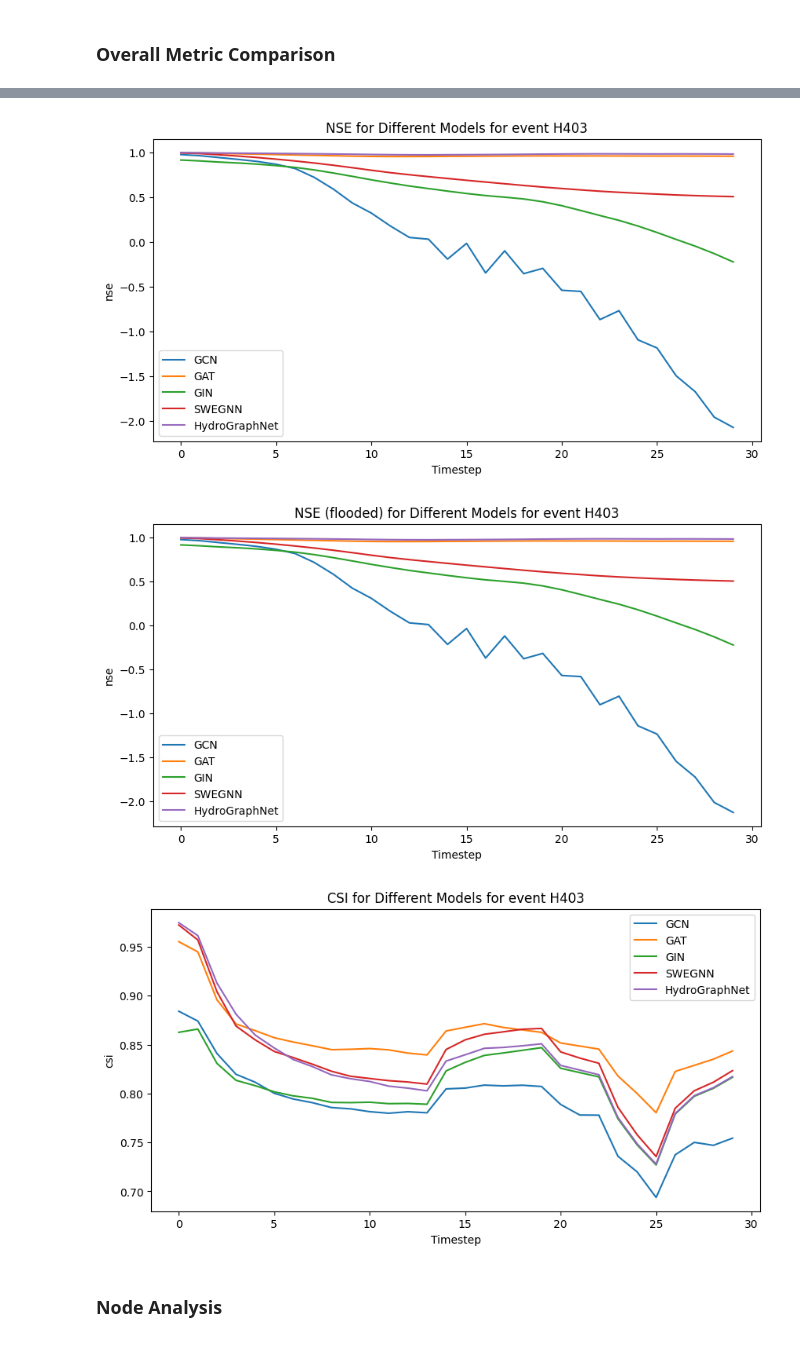
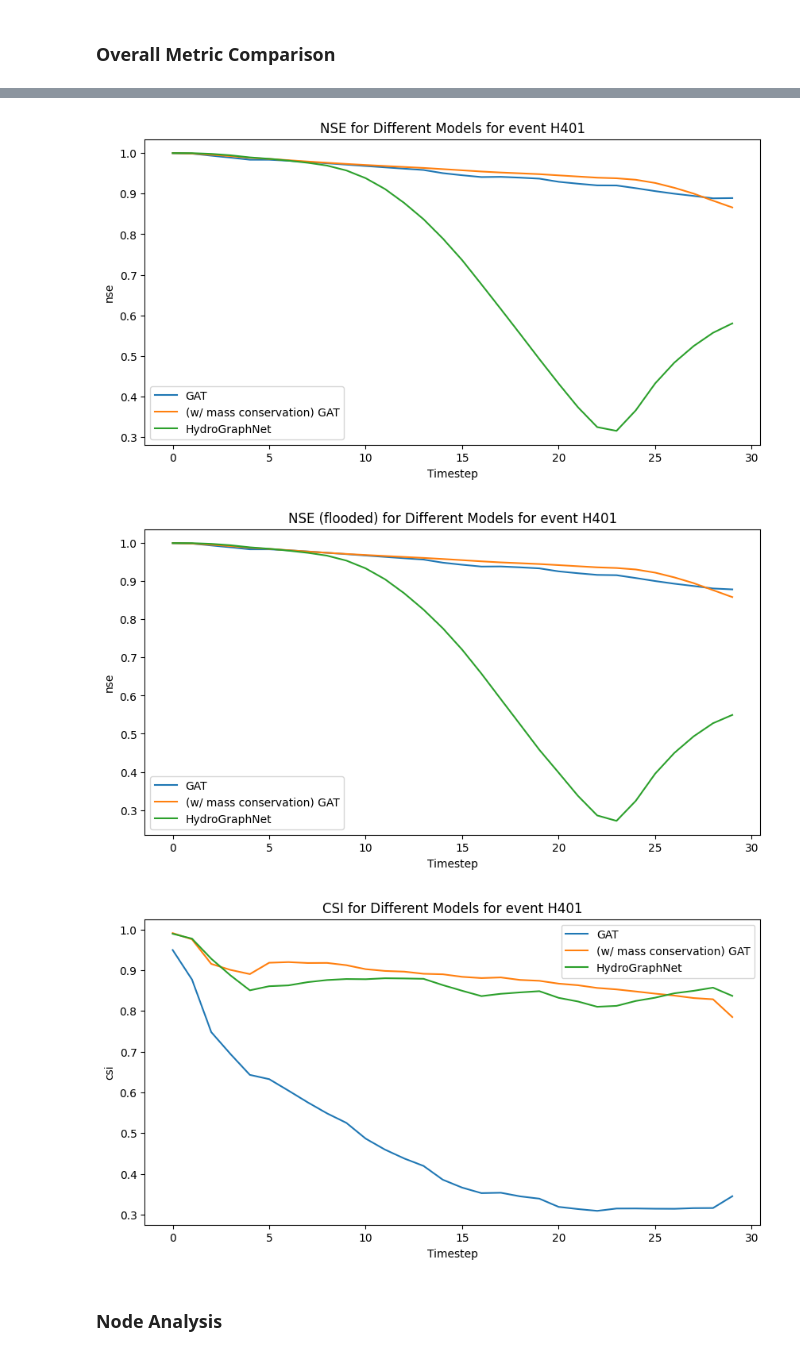
Before and after one commit to acostacos/gnn_flood_modeling, a Jupyter notebook: view_metrics.ipynb, the cells around one changed output, grey strips where cells are left out. Cells and saved outputs as stored; diff of their text form; code cells hidden in the pictures.

```diff
--- a/view_metrics.ipynb
+++ b/view_metrics.ipynb
@@ -114,12 +116,17 @@ def get_hydrographnet_gpd_node_df():
 #     'saved_metrics/swegnn/orig/gcn/GCN_orig_metrics_1.npz',
 #     'saved_metrics/swegnn/orig/swegnn/SWEGNN_orig_metrics_1.npz',
 # ]
+# metric_paths = [
+#     # 'saved_metrics/hydrographnet/gcn/GCN_H401_metrics.npz',
+#     'saved_metrics/hydrographnet/gat/GAT_H401_metrics.npz',
+#     # 'saved_metrics/hydrographnet/gin/GIN_H401_metrics.npz',
+#     'saved_metrics/hydrographnet/swegnn/SWEGNN_H401_metrics.npz',
+#     'saved_metrics/hydrographnet/hydrographnet/HydroGraphNet_H401_metrics.npz',
+# ]
 metric_paths = [
-    'saved_metrics/hydrographnet/gcn/GCN_H403_metrics.npz',
-    'saved_metrics/hydrographnet/gat/GAT_H403_metrics.npz',
-    'saved_metrics/hydrographnet/gin/GIN_H403_metrics.npz',
-    'saved_metrics/hydrographnet/swegnn/SWEGNN_H403_metrics.npz',
-    'saved_metrics/hydrographnet/hydrographnet/HydroGraphNet_H403_metrics.npz',
+    'saved_metrics/hydrographnet/gat/400_events_100_epochs_mse/GAT_H401_metrics.npz',
+    'saved_metrics/hydrographnet/gat/physics/GAT_H401_metrics.npz',
+    'saved_metrics/hydrographnet/hydrographnet/400_events_100_epochs/HydroGraphNet_H401_metrics.npz',
 ]
 
 
@@ -157,7 +169,7 @@ def plot_metric_for_all_models(metric_paths: list[str], metric: str):
     plt.ylabel(split_metric[0])
 
     data_shape = None
-    for path in metric_paths:
+    for i, path in enumerate(metric_paths):
         label = path.split('/')[-1].split('_')[0]
         data = np.load(path, allow_pickle=True)[metric]
         # print(f'Average {metric_name} for {label}: {np.mean(data):.4f}')
@@ -167,6 +179,9 @@ def plot_metric_for_all_models(metric_paths: list[str], metric: str):
 
         if len(path.split('/')[-1].split('_')) == 4:
             label = f'{label} ({path.split('/')[-1].split('_')[3]})'
+
+        if i == 1:
+            label = f'(w/ mass conservation) {label}'
 
         plt.plot(data, label=label)
 
@@ -188,6 +203,6 @@ plot_metric_for_all_models(metric_paths, 'csi')
-[figure, old version]
+[figure, new version]
-[figure, old version]
+[figure, new version]
-[figure, old version]
+[figure, new version]
 # %% [markdown]
 ### Node Analysis
 # %%
```
Also changed, not shown: parts of 12 cells of this notebook.
